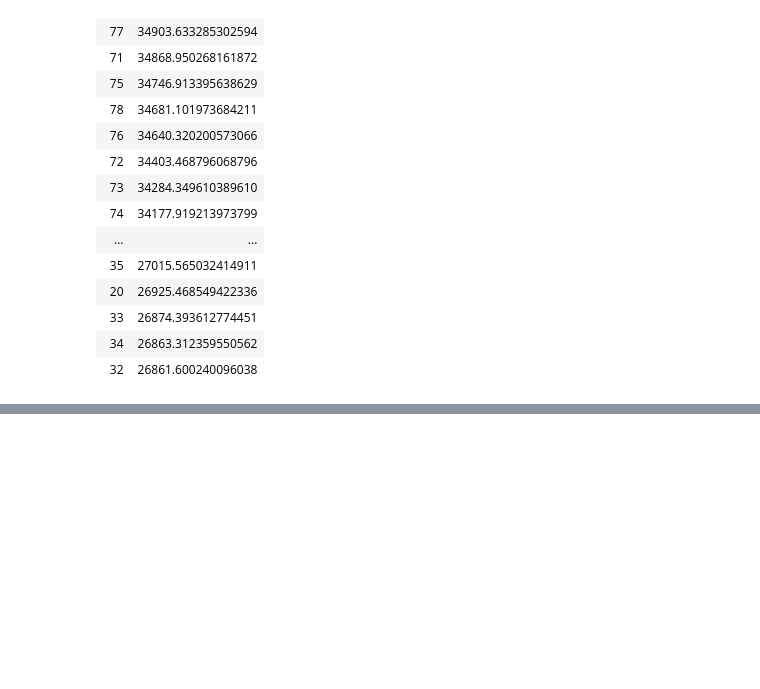
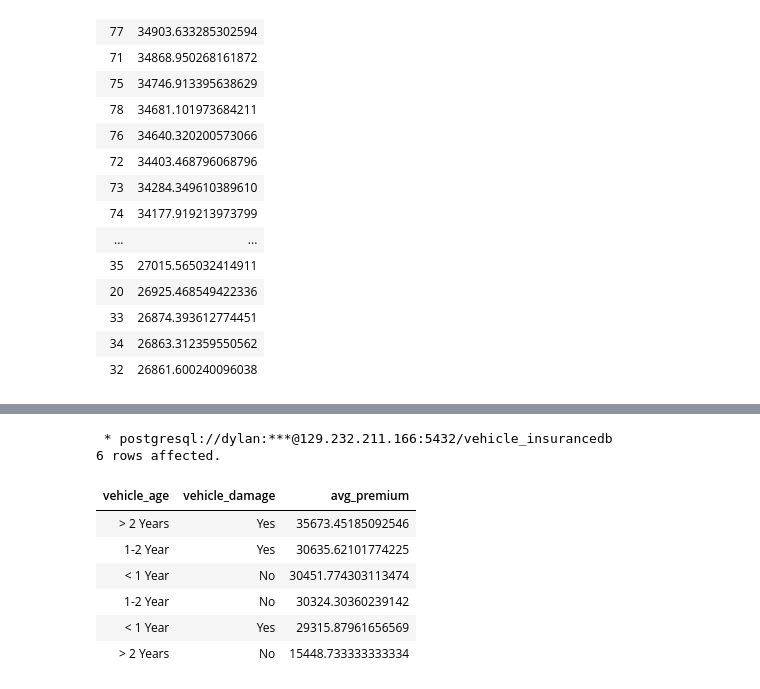
Before and after one commit to The-DigitalAcademy/Vehicle_Insurance, a Jupyter notebook: sqlanalysis_query.ipynb, the cells around one changed output, grey strips where cells are left out. Saved outputs shown, nothing was run; the diff lists cells and outputs as text; code cells hidden in the pictures; blank space fills up the shorter version.

```diff
--- a/sqlanalysis_query.ipynb
+++ b/sqlanalysis_query.ipynb
@@ -286,0 +382,22 @@ ORDER BY avg_premium DESC;
+# %%
+%%sql
+
+--How do damage and age affect premium?
+
+SELECT
+    vehicle_age,
+    vehicle_damage,
+    AVG(premium) AS avg_premium
+FROM insurancest
+GROUP BY vehicle_age, vehicle_damage
+ORDER BY avg_premium DESC;
+# %% [output]
+ * postgresql://dylan:***@129.232.211.166:5432/vehicle_insurancedb
+6 rows affected.
+| vehicle_age | vehicle_damage | avg_premium |
+| > 2 Years | Yes | 35673.45185092546 |
+| 1-2 Year | Yes | 30635.62101774225 |
+| < 1 Year | No | 30451.774303113474 |
+| 1-2 Year | No | 30324.30360239142 |
+| < 1 Year | Yes | 29315.87961656569 |
+| > 2 Years | No | 15448.733333333334 |
```
Also changed, not shown: parts of 5 cells of this notebook.
